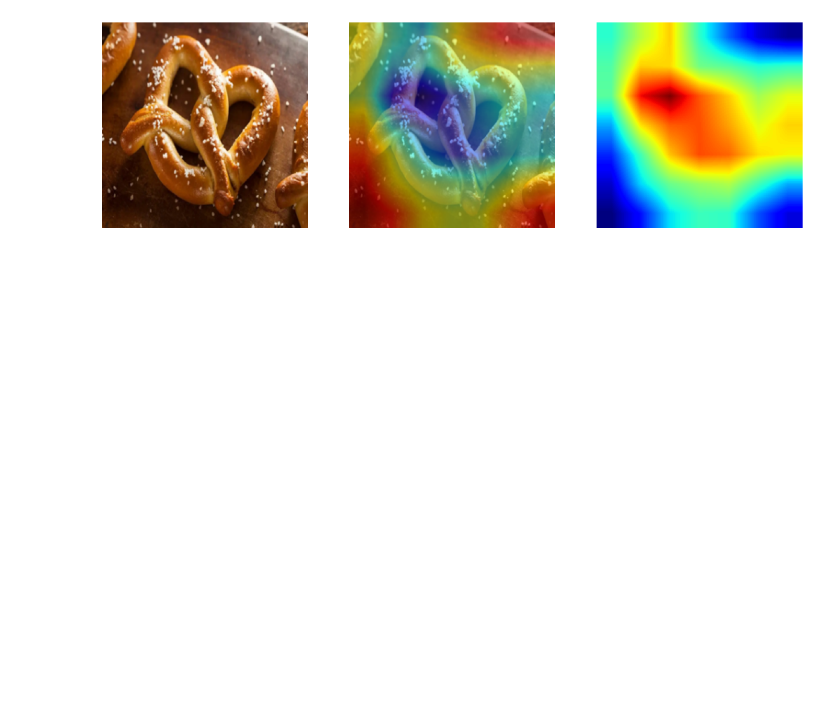
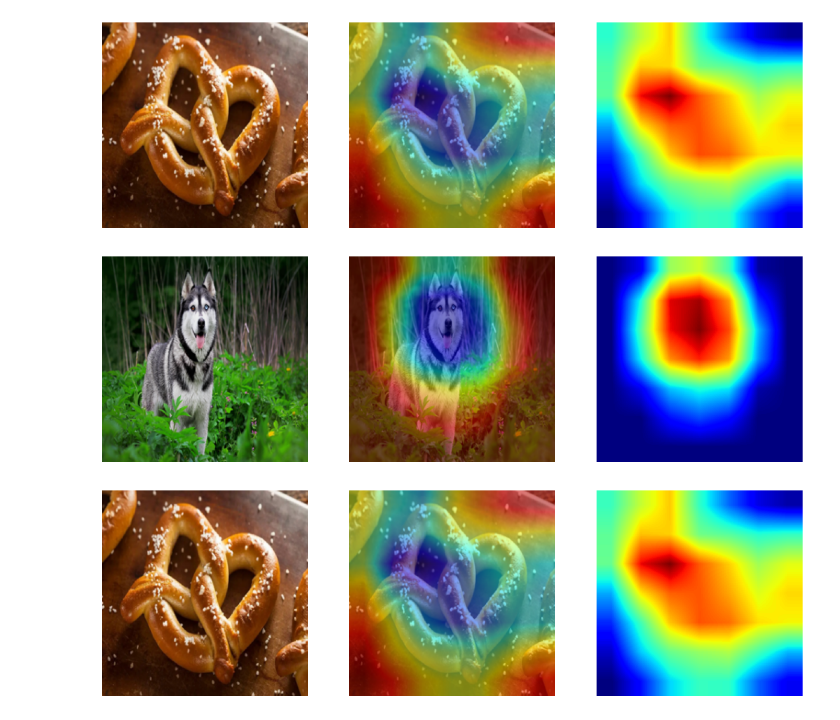
Before and after one commit to jakubpietraszko/grad-cam, a Jupyter notebook: prezentacja2/ablationcam_prezentacja.ipynb, the cells around one changed output. Cells and saved outputs as stored; diff of their text form; code cells hidden in the pictures; blank space fills up the shorter version.

```diff
--- a/prezentacja2/ablationcam_prezentacja.ipynb
+++ b/prezentacja2/ablationcam_prezentacja.ipynb
@@ -34,0 +34,20 @@ overlay_plot_torch(img, cam, 0.5, 'images_prezentacja/ablationcam_precel.png')
+# %%
+model = resnet50(pretrained=True)
+target_layers = [model.layer4[-1].conv3]
+# %%
+input_tensor = get_image_torch('images/husky.jpg', 224, 224).unsqueeze(0)
+targets = [ClassifierOutputTarget(250)]
+
+with AblationCAM(model=model, target_layers=target_layers) as cam:
+  grayscale_cam = cam(input_tensor=input_tensor, targets=targets).squeeze(0)
+overlay_plot_torch(input_tensor.squeeze(), grayscale_cam, 0.5, 'images_prezentacja/ablationcam_husky_lib.png')
+
+input_tensor = get_image_torch('images/precelek.jpg', 224, 224).unsqueeze(0)
+targets = [ClassifierOutputTarget(932)]
+
+with AblationCAM(model=model, target_layers=target_layers) as cam:
+  grayscale_cam = cam(input_tensor=input_tensor, targets=targets).squeeze(0)
+overlay_plot_torch(input_tensor.squeeze(), grayscale_cam, 0.5, 'images_prezentacja/ablationcam_precel_lib.png')
+# %% [output]
+[figure, added]
+[figure, added]
```
Also changed, not shown: parts of 2 cells of this notebook, 7 other files.
